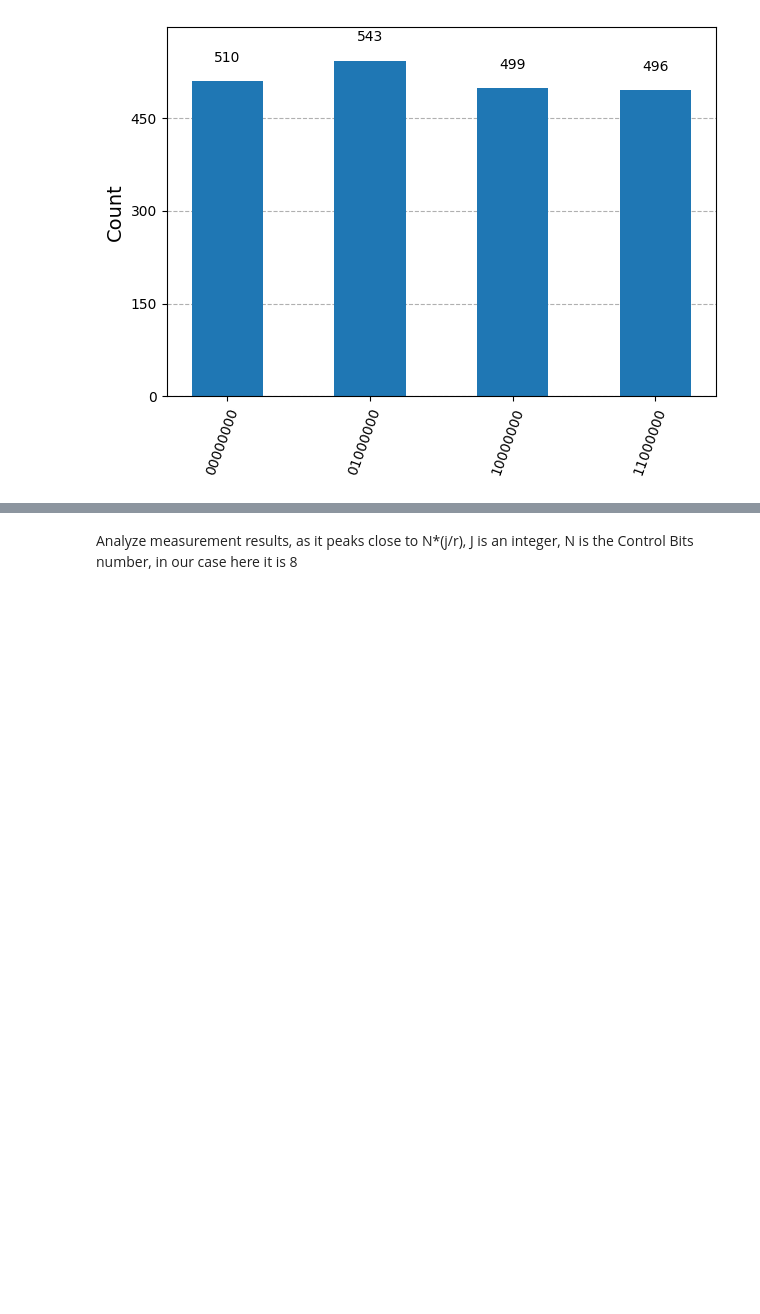
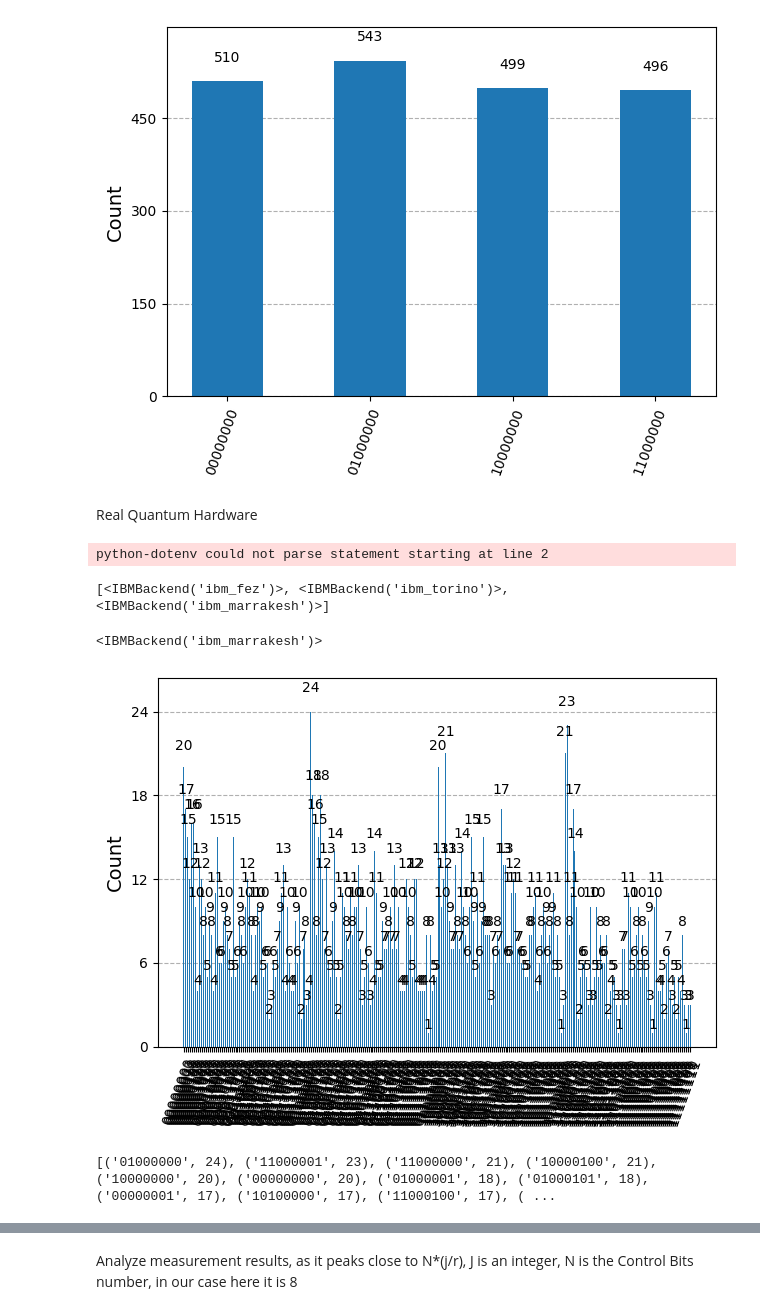
Before and after one commit to zeyadahmedh/qJourney, a Jupyter notebook: Shor's.ipynb, the cells around one changed output, grey strips where cells are left out. Drawn from its saved outputs; the diff is of its cells as text; code cells hidden in the pictures; blank space fills up the shorter version.

Commit message:
Added IBM Marrakesh quantum hardware running results

```diff
--- a/Shor's.ipynb
+++ b/Shor's.ipynb
@@ -76,3 +82,50 @@ counts = result.get_counts()
 plot_histogram(counts)
 # %% [output]
 [figure]
+# %% [markdown]
+Real Quantum Hardware
+# %%
+load_dotenv(override=True)
+
+api = os.getenv("API_KEY")
+
+INSTANCE_CRN = os.getenv("CRN")
+
+service = QiskitRuntimeService(
+    channel="ibm_cloud",
+    token=API_KEY,
+    instance=INSTANCE_CRN,
+)
+
+print(service.backends())
+# %% [output]
+python-dotenv could not parse statement starting at line 2
+[<IBMBackend('ibm_fez')>, <IBMBackend('ibm_torino')>, <IBMBackend('ibm_marrakesh')>]
+# %%
+qBackendName = 'ibm_marrakesh'
+qBackend = service.backend(qBackendName)
+print(qBackend)
+# %% [output]
+<IBMBackend('ibm_marrakesh')>
+# %%
+qtqc = transpile(qc, backend=qBackend)
+sampler = Sampler(mode=qBackend)
+job = sampler.run([(qtqc, None, 2048)])
+result = job.result()
+try:
+    counts = result[0].data.meas.get_counts()
+except AttributeError:
+    counts = result[0].data.c.get_counts()
+
+plot_histogram(counts)
+# %% [output]
+[figure, added]
+# %%
+sorted_counts = sorted(
+    counts.items(),
+    key=lambda x: x[1],
+    reverse=True
+)
+print(sorted_counts)
+# %% [output]
+[('01000000', 24), ('11000001', 23), ('11000000', 21), ('10000100', 21), ('10000000', 20), ('00000000', 20), ('01000001', 18), ('01000101', 18), ('00000001', 17), ('10100000', 17), ('11000100', 17), ( ...
```
Also changed, not shown: parts of 3 cells of this notebook, 2 other files.
